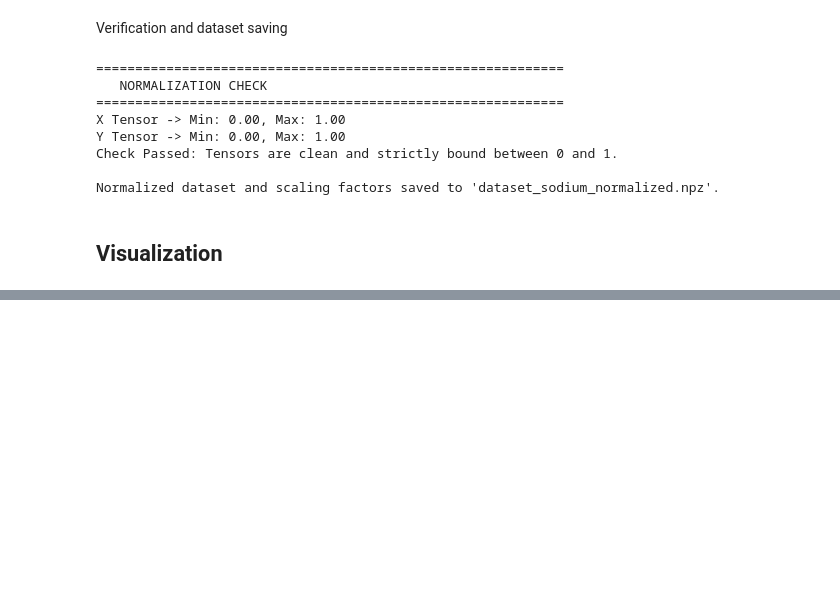
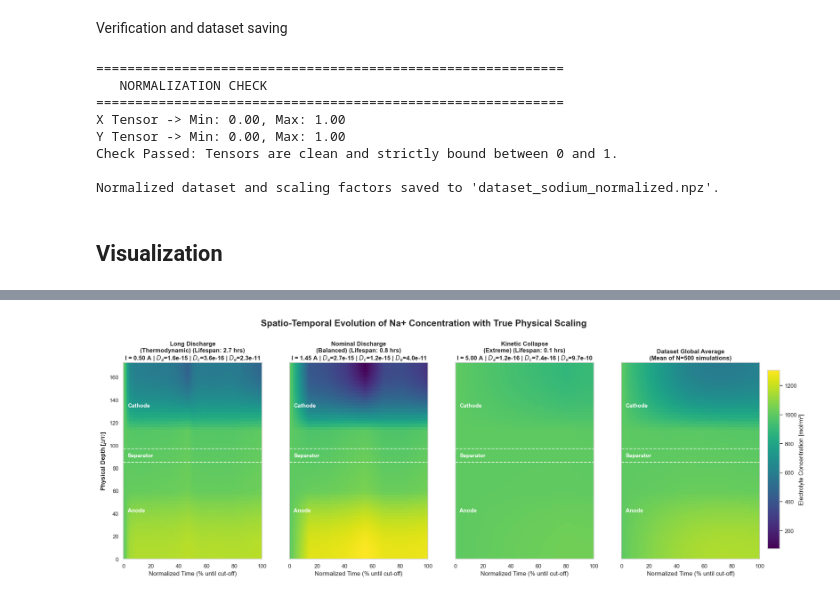
Before and after one commit to Lasagnos/SiB-Internship, a Jupyter notebook: Notebook.ipynb, the cells around one changed output, grey strips where cells are left out. Drawn from its saved outputs; the diff is of its cells as text; code cells hidden in the pictures; blank space fills up the shorter version.

Commit message:
Updated data visualization. Changed normalization from (0..1) to (-1..1). Added generator and normalizer files for a lithium-ion dataset.

```diff
--- a/Notebook.ipynb
+++ b/Notebook.ipynb
@@ -57,6 +57,7 @@ var_pts = {
 model = pybamm.sodium_ion.BasicDFN()
 sim = pybamm.Simulation(model, parameter_values=param_na, var_pts=var_pts, solver=pybamm.CasadiSolver(mode="safe")) # 'safe' suggested for full charge/discharge simulations
 t_eval_max = [0, 40000] # Time limit
+sim.solver.set_logging_level("ERROR")   # ignore warnings
 # %% [markdown]
 Visualize the cell parameters
 # %%
@@ -546,0 +523,81 @@ plt.show()
+# %%
+# PLOT 3: SPATIO-TEMPORAL HEATMAPS OF ELECTROLYTE CONCENTRATION
+# Identify three representative scenarios based on their discharge time
+idx_long = np.argmax(T_hours)
+target_time = 0.9
+idx_mid = np.argmin(np.abs(T_hours - target_time))
+idx_short = np.argmin(T_hours)
+indices_to_show = [idx_long, idx_mid, idx_short]
+titles = ['Long Discharge\n(Thermodynamic)', 'Nominal Discharge\n(Balanced)', 'Kinetic Collapse\n(Extreme)']
+
+# Calculate the Global Average Heatmap across the dataset
+# Y shape is (N, Space, Time). Mean over axis 0 collapses N, resulting in (Space, Time)
+Y_global_mean = np.mean(Y, axis=0)
+
+fig3, ax_heat = plt.subplots(1, 4, figsize=(22, 7))
+
+# Global vmin and vmax for consistent color scaling across the heatmaps
+vmin = min(np.min(Y[indices_to_show]), np.min(Y_global_mean))
+vmax = max(np.max(Y[indices_to_show]), np.max(Y_global_mean))
+
+for i, idx in enumerate(indices_to_show):
+    data = Y[idx] # Shape: (Space, Time)
+
+    # Extract exact parameters for the title
+    val_I = X[idx, 0]
+    val_Da = X[idx, 1]
+    val_Dc = X[idx, 2]
+    val_De = X[idx, 3]
+    time_h = T_hours[idx]
+
+    fullTitle = (
+        f"{titles[i]} (Lifespan: {time_h:.1f} hrs)\n"
+        f"I = {val_I:.2f} A | $D_a$={val_Da:.1e} | $D_c$={val_Dc:.1e} | $D_e$={val_De:.1e}"
+    )
+
+    # We use 'extent' to map the Y-axis to actual micrometers instead of just node indices
+    im = ax_heat[i].imshow(data, aspect='auto', origin='lower', cmap='viridis',
+                           extent=[0, 100, 0, L_total], vmin=vmin, vmax=vmax)
+
+    ax_heat[i].set_title(fullTitle, fontweight='bold', fontsize=12)
+
+    # Draw the boundaries between materials and add labels for clarity
+    ax_heat[i].axhline(y=sep_start, color='white', linestyle='--', linewidth=1.5, alpha=0.9)
+    ax_heat[i].axhline(y=cat_start, color='white', linestyle='--', linewidth=1.5, alpha=0.9)
+    ax_heat[i].text(3, L_n/2, 'Anode', color='white', va='center', fontweight='bold', fontsize=11)
+    ax_heat[i].text(3, L_n + L_s/2, 'Separator', color='white', va='center', fontweight='bold', fontsize=11)
+    ax_heat[i].text(3, L_n + L_s + L_p/2, 'Cathode', color='white', va='center', fontweight='bold', fontsize=11)
+    ax_heat[i].grid(False)
+    ax_heat[i].set_xlabel('Normalized Time (% until cut-off)', fontsize=12)
+
+    if i == 0:
+        ax_heat[i].set_ylabel('Physical Depth [$\mu m$]', fontsize=12, fontweight='bold')
+    else:
+        ax_heat[i].set_yticklabels([])
+
+# 4th - Global Average Heatmap
+im_mean = ax_heat[3].imshow(Y_global_mean, aspect='auto', origin='lower', cmap='viridis',
+                            extent=[0, 100, 0, L_total], vmin=vmin, vmax=vmax)
+ax_heat[3].set_title(f"Dataset Global Average\n(Mean of N={num_samples} simulations)", fontweight='bold', fontsize=12)
+ax_heat[3].axhline(y=sep_start, color='white', linestyle='--', linewidth=1.5, alpha=0.9)
+ax_heat[3].axhline(y=cat_start, color='white', linestyle='--', linewidth=1.5, alpha=0.9)
+ax_heat[3].text(3, L_n/2, 'Anode', color='white', va='center', fontweight='bold', fontsize=11)
+ax_heat[3].text(3, L_n + L_s/2, 'Separator', color='white', va='center', fontweight='bold', fontsize=11)
+ax_heat[3].text(3, L_n + L_s + L_p/2, 'Cathode', color='white', va='center', fontweight='bold', fontsize=11)
+ax_heat[3].grid(False)
+ax_heat[3].set_xlabel('Normalized Time (% until cut-off)', fontsize=12)
+ax_heat[3].set_yticklabels([])
+
+# Colorbar
+fig3.subplots_adjust(right=0.92)
+cbar_ax = fig3.add_axes([0.93, 0.15, 0.015, 0.7]) # [left, bottom, width, height]
+cbar = fig3.colorbar(im, cax=cbar_ax)
+cbar.set_label('Electrolyte Concentration [mol/m³]', fontsize=12)
+
+plt.suptitle('Spatio-Temporal Evolution of Na+ Concentration with True Physical Scaling',
+             fontsize=18, fontweight='bold', y=1.05)
+
+plt.show()
+# fig3.savefig('Fig3_Heatmaps.png', dpi=300, bbox_inches='tight')
+# %% [output]
+[figure, added]
```
Also changed, not shown: parts of 4 cells of this notebook, 8 other files.
